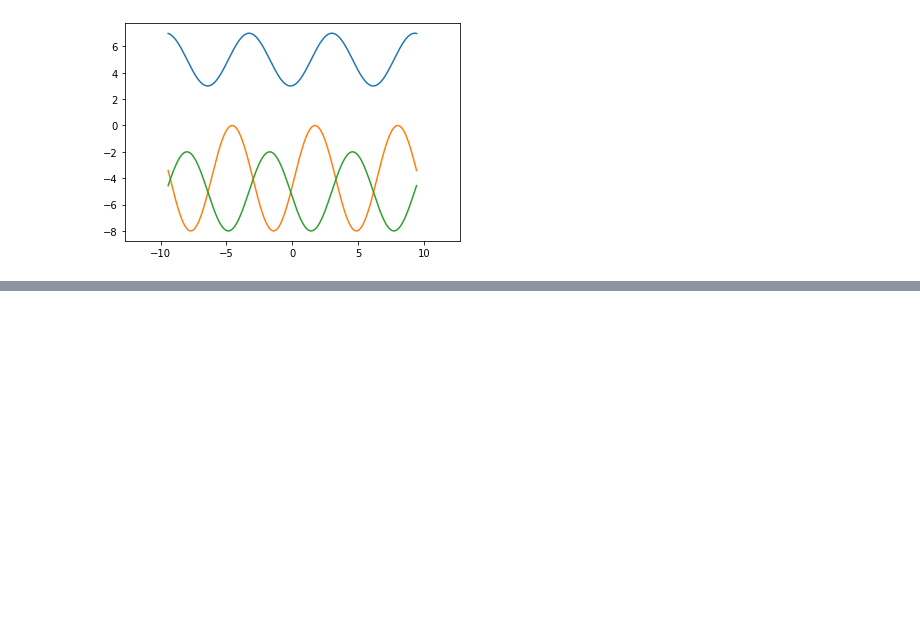
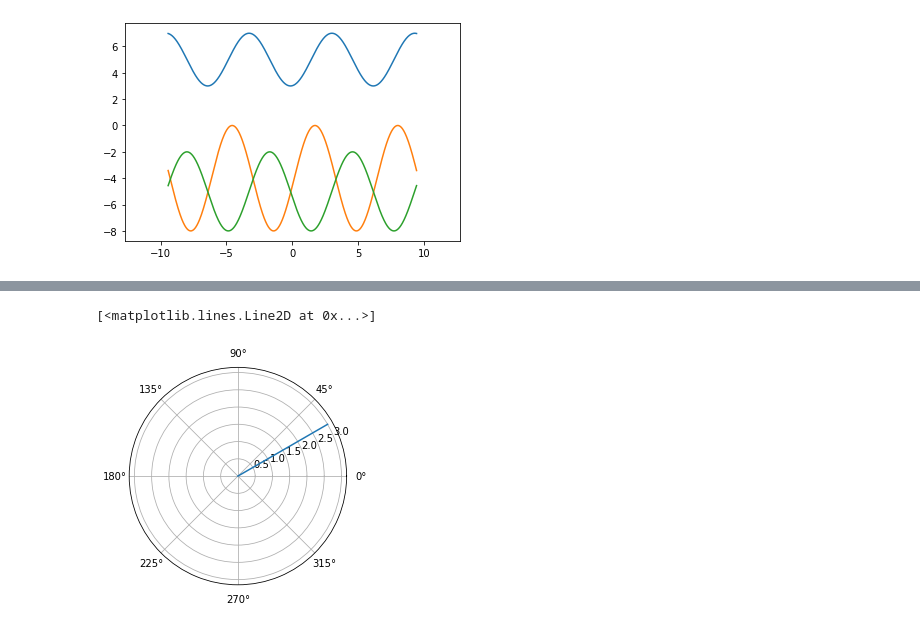
Before and after one commit to 13DMAA/DSM20, a Jupyter notebook: Math/Lesson_3/Untitled.ipynb, the cells around one changed output, grey strips where cells are left out. Cells and saved outputs as stored; diff of their text form; code cells hidden in the pictures; blank space fills up the shorter version.

```diff
--- a/Math/Lesson_3/Untitled.ipynb
+++ b/Math/Lesson_3/Untitled.ipynb
@@ -101,0 +116,7 @@ plt.plot(x, y3)
+# %%
+x = np.linspace(0, np.pi/6, 2)
+y = (0, 3)
+plt.polar(x, y)
+# %% [output]
+[<matplotlib.lines.Line2D at 0x...>]
+[figure, added]
```
Also changed, not shown: parts of 4 cells of this notebook, 3 other files.
